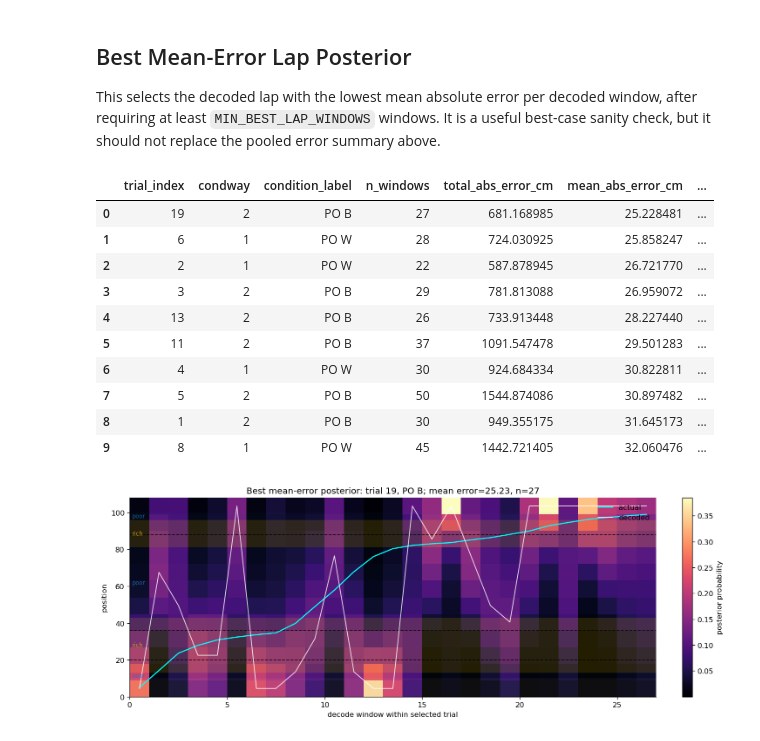
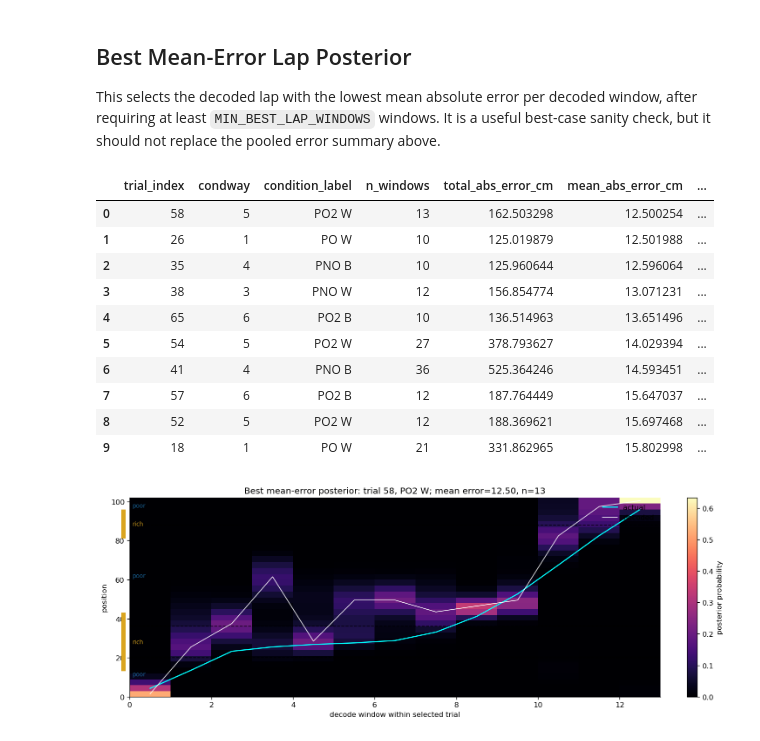
Before and after one commit to tadex909/CA1-cellclass, a Jupyter notebook: notebooks/bayesian_decoding_diagnostics.ipynb, the cells around one changed output. Saved outputs shown, nothing was run; the diff lists cells and outputs as text; code cells hidden in the pictures.

```diff
--- a/notebooks/bayesian_decoding_diagnostics.ipynb
+++ b/notebooks/bayesian_decoding_diagnostics.ipynb
@@ -53,34 +53,41 @@ repo_root
 # %% [output]
 WindowsPath('C:/Users/tadse/OneDrive/Documenti/GitHub/CA1-cellclass')
 # %%
+#Mass,  width error and correlation.
+# We need speed threshold, neuron threshold, cell type. Don't group between conditions.
 # Session selection
 INTERIM_ROOT = repo_root / 'data' / 'interim'
-SESSION_ID = ''          # e.g. 'VS100_2024-11-03_14-40-11'; None means random
-MIN_NEURONS = 0           # Only consider sessions with at least this many recorded cells
-RANDOM_SEED = 14
-TRY_RANDOM_SESSIONS = 12    # If a random eligible session has no decodable windows, try another
+SESSION_ID = 'VS70_2023-02-24_18-36-38'          # e.g. 'VS100_2024-11-03_14-40-11'; None means random
+MIN_NEURONS = 10           # Only consider sessions with at least this many recorded cells
+RANDOM_SEED = 17
+TRY_RANDOM_SESSIONS = 13    # If a random eligible session has no decodable windows, try another
 
 # Decoder parameters
 SPIKE_FREQ_HZ = 25_000.0
 BEHAVIOR_FREQ_HZ = 1_000.0
-TAU_S = 0.400
-BIN_SIZE_CM = 9.0
+TAU_S = 0.350
+BIN_SIZE_CM = 3.0
 MIN_SPEED = 2.0            # Set to None to disable speed filtering
 DECODE_GROUPBY = 'condway'  # condway = condition + direction separated; condition/global are controls
-GROUP_CONDITION_FAMILIES = True  # True pools PO/PO2/PO3/PONM and POM/POMB before decoding
-SMOOTH_SIGMA_BINS = 3.5
+GROUP_CONDITION_FAMILIES = False  # True pools PO/PO2/PO3/PONM and POM/POMB before decoding
+SMOOTH_SIGMA_BINS = 3
 XBIN_REM = 0
 MIN_VALID_WINDOW_FRACTION = 0.5
 RATE_FLOOR_HZ = 1e-12
 NORMALIZE_X_TO_100 = True
+TRAIN_ALL_LAPS = True  # True = train on all laps in the same condition-direction; False = leave-one-lap-out
+
+# Cell selection. 'PYR+SMINTER' = all pyramidal cells + interneurons with SM=True in at least one SSI condition.
+CELL_SELECTION_MODE = 'PYR+SMINTER'  # 'all' | 'PYR+SMINTER'
+SSI_PROCESSED_ROOT = repo_root / 'data' / 'processed'
 
 # Set to an integer for a faster draft run on large sessions; None uses all active cells.
 MAX_CELLS = None
 
 # Plot controls
-TRACE_CONDWAY = 1       # None uses all condition-directions; set an int like 1 or 2 for one condway
+TRACE_CONDWAY = None       # None uses all condition-directions; set an int like 1 or 2 for one condway
 TRACE_INCLUDE_PAIRED_DIRECTION = True  # If TRACE_CONDWAY is set, also show the matching W/B partner
-MAX_TRACE_WINDOWS = 600     # None uses all selected decoded windows; paired directions are balanced below
+MAX_TRACE_WINDOWS = None     # None uses all selected decoded windows; paired directions are balanced below
 BEHAVIOR_TRACE_STRIDE = 5    # Plot every nth raw behavior sample for the actual-position trace
 TRACE_TIME_MODE = 'selected_trials'  # 'selected_trials' removes between-condition gaps; 'session' keeps absolute time
 TRACE_TRIAL_GAP_S = 0.0      # Gap between selected trials when TRACE_TIME_MODE='selected_trials'
@@ -821,48 +996,54 @@ display(
 
 best_trial = int(best_lap_row['trial_index'])
 idx = np.flatnonzero(result.trial_index_w == best_trial)
 idx = idx[np.argsort(result.window_start_w[idx])]
 idx = idx[: min(MAX_POSTERIOR_WINDOWS, idx.size)]
 
-posterior = result.posterior_wx[idx].T
+posterior_direction = decode_condway(int(result.condway_w[idx[0]]))[1]
+x_min = float(np.nanmin(context['xbin_edges_full']))
+x_max = float(np.nanmax(context['xbin_edges_full']))
+flip_backward = should_flip_backward_for_context(context, TRACE_FLIP_BACKWARD_FOR_DISPLAY)
+posterior = spatial_array_on_common_axis(result.posterior_wx[idx].T, posterior_direction, flip_backward=flip_backward, axis=0)
+actual_x_plot = positions_on_common_axis(result.actual_x_w[idx], posterior_direction, x_min=x_min, x_max=x_max, flip_backward=flip_backward)
+decoded_x_plot = positions_on_common_axis(result.decoded_x_w[idx], posterior_direction, x_min=x_min, x_max=x_max, flip_backward=flip_backward)
 window_axis = np.arange(idx.size) + 0.5
 
 fig, ax = plt.subplots(figsize=(12, 4.5), constrained_layout=True)
 im = ax.imshow(
     posterior,
     origin='lower',
     aspect='auto',
     interpolation='nearest',
     extent=[0, idx.size, result.xbin_edges[0], result.xbin_edges[-1]],
     cmap='magma',
 )
 if NORMALIZE_X_TO_100:
-    draw_cue_zones_y(ax, cue_layout_for_condway(int(result.condway_w[idx[0]]), condition_name_map), show_labels=True)
-ax.plot(window_axis, result.actual_x_w[idx], color='cyan', lw=1.5, label='actual')
-ax.plot(window_axis, result.decoded_x_w[idx], color='white', lw=1.1, alpha=0.85, label='decoded')
+    draw_cue_zones_y(ax, cue_layout_for_condway(int(result.condway_w[idx[0]]), condition_name_map), show_labels=True, style='axis_marker')
+ax.plot(window_axis, actual_x_plot, color='cyan', lw=1.5, label='actual')
+ax.plot(window_axis, decoded_x_plot, color='white', lw=1.1, alpha=0.85, label='decoded')
 posterior_label = condition_label_for_condway(int(result.condway_w[idx[0]]), condition_name_map)
 ax.set_title(
     f'Best mean-error posterior: trial {best_trial}, {posterior_label}; '
     f'mean error={best_lap_row.mean_abs_error_cm:.2f}, n={int(best_lap_row.n_windows)}'
 )
 ax.set_xlabel('decode window within selected trial')
 ax.set_ylabel('position')
 ax.legend(frameon=False, loc='upper right')
 fig.colorbar(im, ax=ax, label='posterior probability')
 plt.show()
 # %% [output]
 |  | trial_index | condway | condition_label | n_windows | total_abs_error_cm | mean_abs_error_cm | ... |
-| 0 | 19 | 2 | PO B | 27 | 681.168985 | 25.228481 | ... |
-| 1 | 6 | 1 | PO W | 28 | 724.030925 | 25.858247 | ... |
-| 2 | 2 | 1 | PO W | 22 | 587.878945 | 26.721770 | ... |
-| 3 | 3 | 2 | PO B | 29 | 781.813088 | 26.959072 | ... |
-| 4 | 13 | 2 | PO B | 26 | 733.913448 | 28.227440 | ... |
-| 5 | 11 | 2 | PO B | 37 | 1091.547478 | 29.501283 | ... |
-| 6 | 4 | 1 | PO W | 30 | 924.684334 | 30.822811 | ... |
-| 7 | 5 | 2 | PO B | 50 | 1544.874086 | 30.897482 | ... |
-| 8 | 1 | 2 | PO B | 30 | 949.355175 | 31.645173 | ... |
-| 9 | 8 | 1 | PO W | 45 | 1442.721405 | 32.060476 | ... |
+| 0 | 58 | 5 | PO2 W | 13 | 162.503298 | 12.500254 | ... |
+| 1 | 26 | 1 | PO W | 10 | 125.019879 | 12.501988 | ... |
+| 2 | 35 | 4 | PNO B | 10 | 125.960644 | 12.596064 | ... |
+| 3 | 38 | 3 | PNO W | 12 | 156.854774 | 13.071231 | ... |
+| 4 | 65 | 6 | PO2 B | 10 | 136.514963 | 13.651496 | ... |
+| 5 | 54 | 5 | PO2 W | 27 | 378.793627 | 14.029394 | ... |
+| 6 | 41 | 4 | PNO B | 36 | 525.364246 | 14.593451 | ... |
+| 7 | 57 | 6 | PO2 B | 12 | 187.764449 | 15.647037 | ... |
+| 8 | 52 | 5 | PO2 W | 12 | 188.369621 | 15.697468 | ... |
+| 9 | 18 | 1 | PO W | 21 | 331.862965 | 15.802998 | ... |
-[figure, old version]
+[figure, new version]
 # %%
 fig, axs = plt.subplots(1, 2, figsize=(12, 3.8), constrained_layout=True)
 
```
Also changed, not shown: parts of 13 cells of this notebook, 44 other files.
